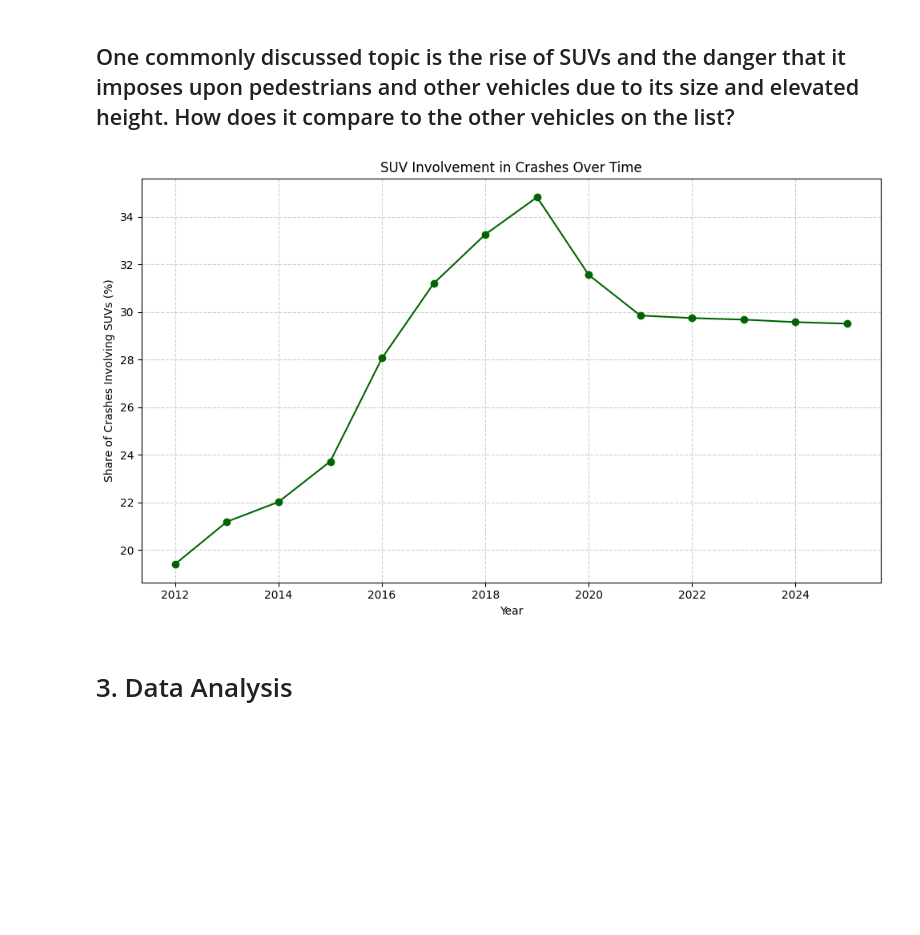
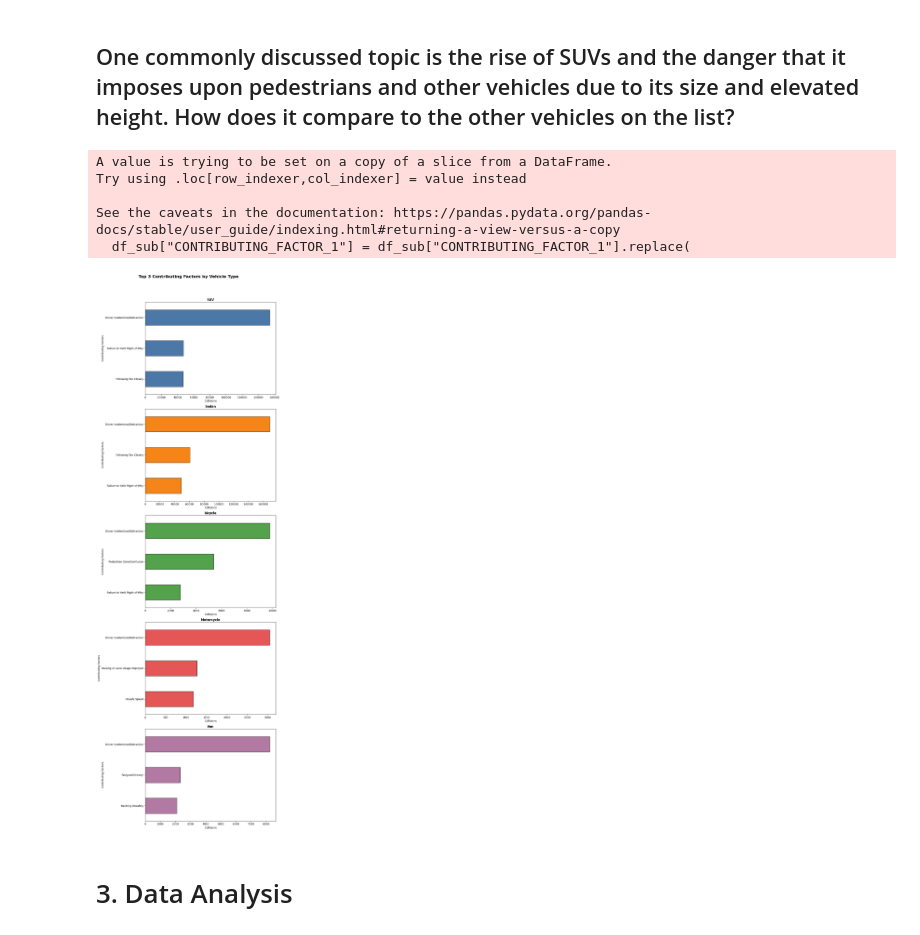
Before and after one commit to GisleGaren/GisleGaren.github.io, a Jupyter notebook: explainer/explainer.ipynb, the cells around one changed output. Saved outputs shown, nothing was run; the diff lists cells and outputs as text; code cells hidden in the pictures; blank space fills up the shorter version.

```diff
--- a/explainer/explainer.ipynb
+++ b/explainer/explainer.ipynb
@@ -226,4 +240,55 @@ Name: count, dtype: int64
 # %% [markdown]
 ## One commonly discussed topic is the rise of SUVs and the danger that it imposes upon pedestrians and other vehicles due to its size and elevated height. How does it compare to the other vehicles on the list?
 # %%
-vehicle_types_to_compare = ["SUV", "Sedan", "Taxi"]
+# Define vehicles that Javi might be interested in driving to deliver food
+vehicle_types_to_compare = ["SUV", "Sedan", "bicycle", "Motorcycle", "Van"]
+
+# Filter to selected vehicle types and remove "Unspecified" contributing factors
+df_sub = df_vehicle[
+    (df_vehicle["VEHICLE_TYPE_CLEANED"].isin(vehicle_types_to_compare)) &
+    (df_vehicle["CONTRIBUTING_FACTOR_1"].str.lower() != "unspecified") &
+    (df_vehicle["CONTRIBUTING_FACTOR_1"].str.lower() != "other vehicular")
+]
+
+df_sub["CONTRIBUTING_FACTOR_1"] = df_sub["CONTRIBUTING_FACTOR_1"].replace(
+    "Pedestrian/Bicyclist/Other Pedestrian Error/Confusion",
+    "Pedestrian Error/Confusion"
+)
+
+color_map = {
+    "SUV": "#4c78a8",
+    "Sedan": "#f58518",
+    "bicycle": "#54a24b",
+    "Motorcycle": "#e45756",
+    "Van": "#b279a2"
+}
+
+# Plot vertically stacked subplots: 5 rows × 1 column
+fig, axes = plt.subplots(len(vehicle_types_to_compare), 1, figsize=(10, 30), sharex=False)
+
+for ax, vt in zip(axes, vehicle_types_to_compare):
+    top3 = (
+        df_sub[df_sub["VEHICLE_TYPE_CLEANED"] == vt]
+        .groupby("CONTRIBUTING_FACTOR_1")
+        .size()
+        .nlargest(3)
+    )
+    top3.plot(kind="barh", ax=ax, color=color_map[vt], edgecolor="black")
+    ax.set_title(f"{vt}", fontsize=12, fontweight="bold", pad=5)
+    ax.set_xlabel("Collisions")
+    ax.set_ylabel("Contributing Factors")
+    ax.invert_yaxis()  # Optional: Put the highest bar on top
+
+# Main title
+fig.suptitle("Top 3 Contributing Factors by Vehicle Type", fontweight="bold", fontsize=16, y=0.995)
+
+# Layout adjustments
+fig.tight_layout(rect=[0, 0, 1, 0.97], h_pad=0.95)
+plt.show()
+# %% [output]
+A value is trying to be set on a copy of a slice from a DataFrame.
+Try using .loc[row_indexer,col_indexer] = value instead
+
+See the caveats in the documentation: https://pandas.pydata.org/pandas-docs/stable/user_guide/indexing.html#returning-a-view-versus-a-copy
+  df_sub["CONTRIBUTING_FACTOR_1"] = df_sub["CONTRIBUTING_FACTOR_1"].replace(
+[figure, added]
@@ -244,14 +295,3 @@ suv_trend["suv_share_percent"] = 100 * suv_trend["suv_crashes"] / suv_trend["tot
-# %%
-plt.figure(figsize=(10, 6))
-plt.plot(suv_trend.index, suv_trend["suv_share_percent"], marker='o', color='darkgreen')
-plt.title("SUV Involvement in Crashes Over Time")
-plt.xlabel("Year")
-plt.ylabel("Share of Crashes Involving SUVs (%)")
-plt.grid(True, linestyle='--', alpha=0.6)
-plt.tight_layout()
-plt.show()
-# %% [output]
-[figure, removed]
 # %% [markdown]
 # 3. Data Analysis
 # %% [markdown]
```
Also changed, not shown: parts of 2 cells of this notebook, 1 other file.
